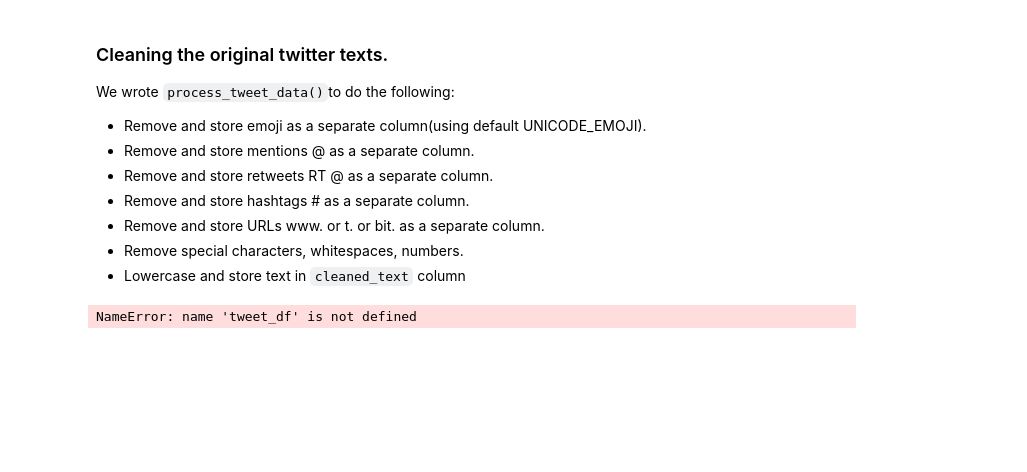
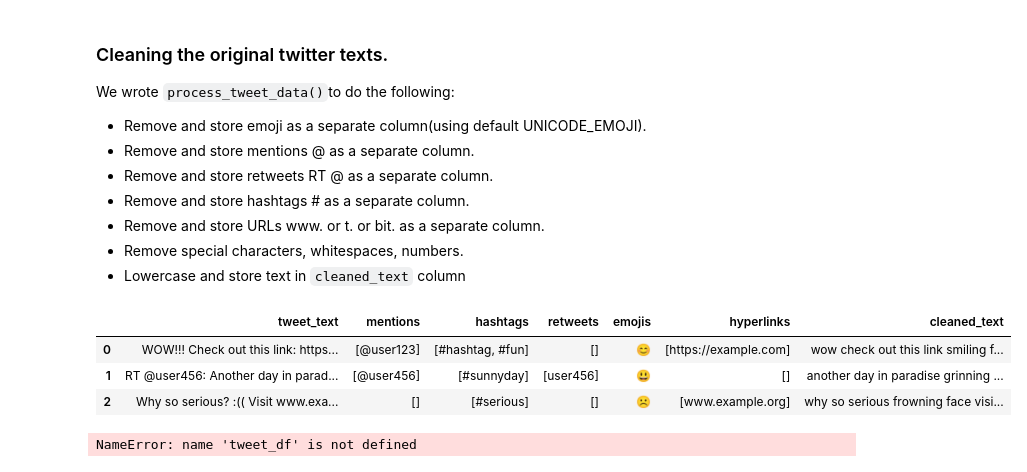
Before and after one commit to leksea/capstone-twitter-sentiment-analysis, a Jupyter notebook: Notebook.ipynb, the cells around one changed output. Cells and saved outputs as stored; diff of their text form; code cells hidden in the pictures; blank space fills up the shorter version.

Commit message:
Fixed text cleaning (links extracted before emojis) Added examples of text cleaning, lemmatization Added roadmap for classification.

````diff
--- a/Notebook.ipynb
+++ b/Notebook.ipynb
@@ -507,23 +540,22 @@ def process_tweet_data(tweet, emoji_list=None):
     retweets = re.findall(r'^RT @(\w+)', tweet)
     retweet_user = retweets[0] if retweets else None
 
+    # extract hyperlinks before emoji
+    hyperlinks = re.findall(r'https?://[^\s]+|www\.[^\s]+', tweet)
+    tweet = re.sub(r'https?://[^\s]+|www\.[^\s]+', '', tweet) #Remove URL
+
     # extract emojis
     tweet = replace_emoticons_with_emojis(tweet)
     emojis = ''.join([char for char in tweet if char in emoji_list])
 
     # replace emojis with text
-    tweet = emoji.demojize(tweet)
-
-    # extract hyperlinks
-    hyperlinks = re.findall(r'https?://\S+|www\.\S+', tweet)
+    tweet = emoji.demojize(tweet).replace('_', ' ')
 
     # remove mentions, hashtags, retweets, emojis, and hyperlinks from the tweet
-    cleaned_text = tweet
-    cleaned_text = re.sub(r'@\w+', '', cleaned_text)  # Remove mentions
+    cleaned_text = re.sub(r'@\w+', '', tweet)  # Remove mentions
     cleaned_text = re.sub(r'#\w+', '', cleaned_text)  # Remove hashtags
     cleaned_text = re.sub(r'^RT', '', cleaned_text)   # Remove retweets
     cleaned_text = ''.join([char for char in cleaned_text if char not in emoji_list])  # Remove emojis
-    cleaned_text = re.sub(r'https?://\S+|www\.\S+', '', cleaned_text)  # Remove hyperlinks
 
     # remove special characters, extra spaces, numbers
     cleaned_text = re.sub(r'[{}]'.format(re.escape(string.punctuation)), '', cleaned_text)
@@ -1243,5 +1311,27 @@
 * Remove and store URLs www. or t. or bit. as a separate column.
 * Remove special characters, whitespaces, numbers.
 * Lowercase and store text in ```cleaned_text``` column
+# %%
+# example df
+df_test = {
+    'tweet_text': [
+        "WOW!!! Check out this link: https://example.com :) @user123 #hashtag #fun",
+        "RT @user456: Another day in paradise! 😃 #sunnyday",
+        "Why so serious? :(( Visit www.example.org for details! #serious"
+    ]
+}
+tweet_df = pd.DataFrame(df_test)
+
+# Clean the text data
+tweet_df = pd.concat([
+    tweet_df,
+    tweet_df['tweet_text'].apply(lambda x: pd.Series(process_tweet_data(x)))
+], axis=1)
+tweet_df
+# %% [output]
+|  | tweet_text | mentions | hashtags | retweets | emojis | hyperlinks | cleaned_text |
+| 0 | WOW!!! Check out this link: https... | [@user123] | [#hashtag, #fun] | [] | 😊 | [https://example.com] | wow check out this link smiling f... |
+| 1 | RT @user456: Another day in parad... | [@user456] | [#sunnyday] | [user456] | 😃 | [] | another day in paradise grinning ... |
+| 2 | Why so serious? :(( Visit www.exa... | [] | [#serious] | [] | ☹ | [www.example.org] | why so serious frowning face visi... |
 # %%
 tweet_slice_df = tweet_df[['id', 'date', 'source', 'original_text', 'original_author', 'favorite_count',    'retweet_count', \
````
Also changed, not shown: parts of 21 cells of this notebook.
